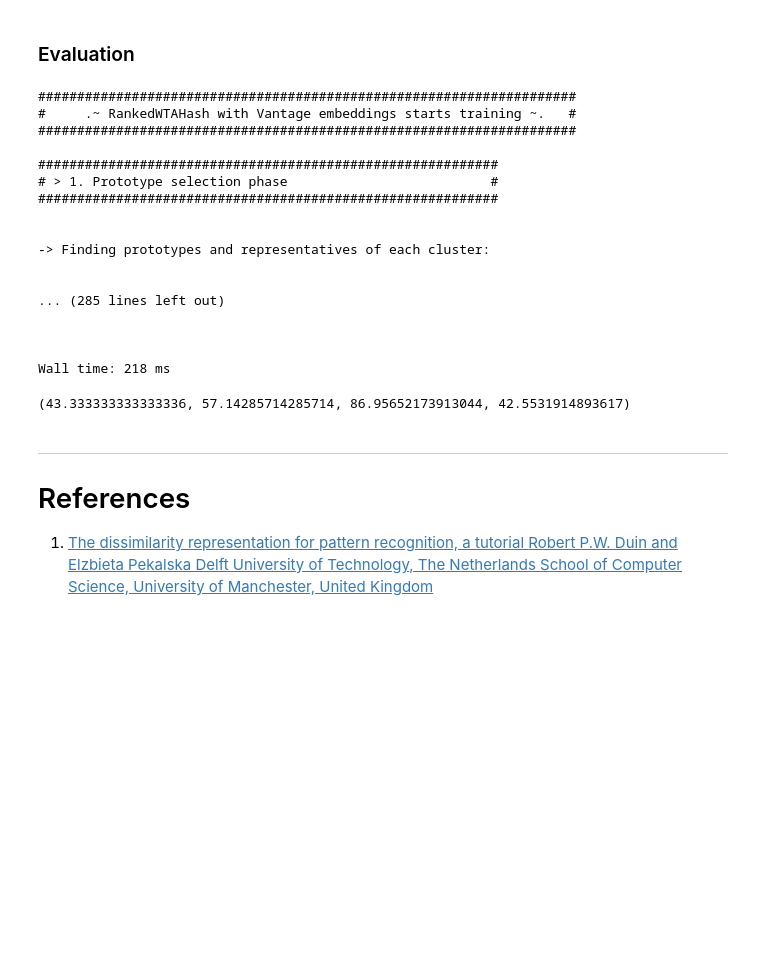
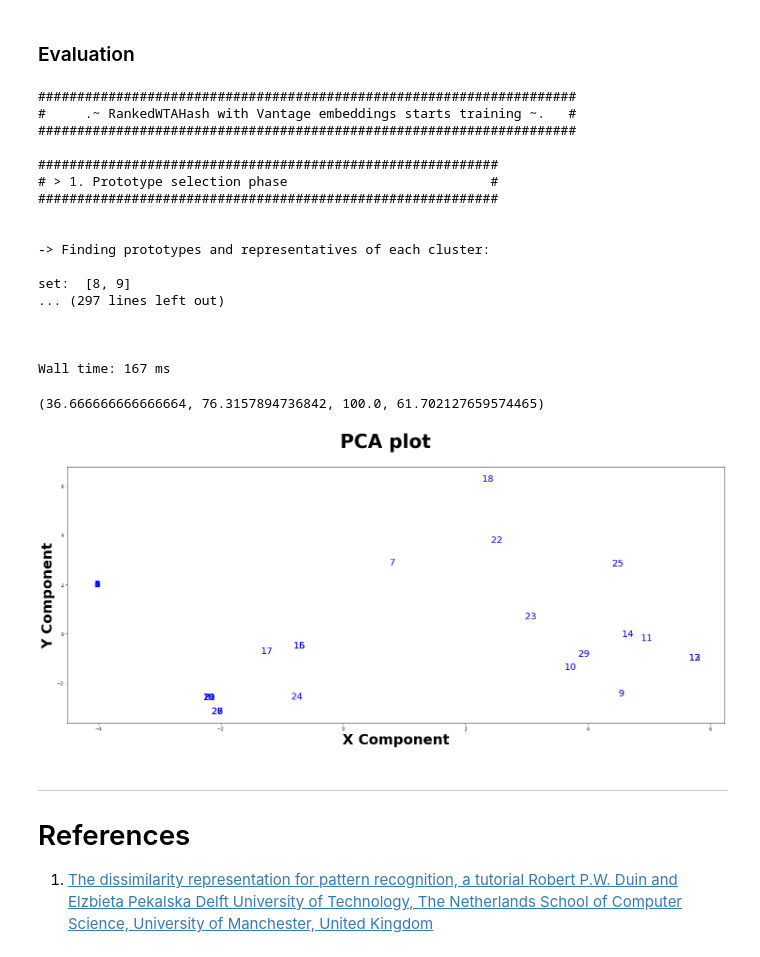
Before and after one commit to Nikoletos-K/WinnER, a Jupyter notebook: ToyDatasetJupyter.ipynb, the cells around one changed output. Drawn from its saved outputs; the diff is of its cells as text; code cells hidden in the pictures; blank space fills up the shorter version.

```diff
--- a/ToyDatasetJupyter.ipynb
+++ b/ToyDatasetJupyter.ipynb
@@ -920,8 +920,8 @@ pcaComponents = PCA_SpaceVisualization(ed_matrix)
 # %%
 %%time
 model = RankedWTAHash(
-    max_numberOf_clusters= 50,
-    max_editDistance= 50,
+    max_numberOf_clusters= 20,
+    max_editDistance= 120,
     windowSize= 5,
     similarityThreshold= 0.7,
     metric='jaccard',
@@ -942,13 +942,17 @@ evaluate_cora(model.mapping_matrix,true_matrix, True)
 
 -> Finding prototypes and representatives of each cluster:
 
-
-... (285 lines left out)
+set:  [8, 9]
+... (297 lines left out)
 
 
 
-Wall time: 218 ms
+Wall time: 167 ms
-(43.333333333333336, 57.14285714285714, 86.95652173913044, 42.5531914893617)
+(36.666666666666664, 76.3157894736842, 100.0, 61.702127659574465)
+# %%
+pcaComponents = PCA_SpaceVisualization(model.Embeddings)
+# %% [output]
+[figure, added]
 # %% [markdown]
 ---
 
```
